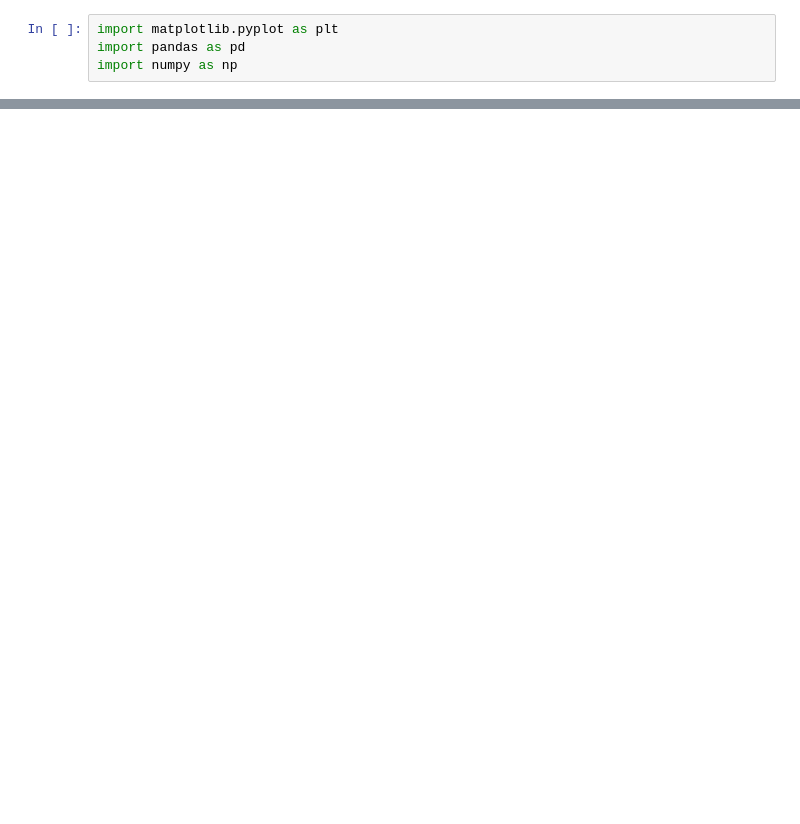
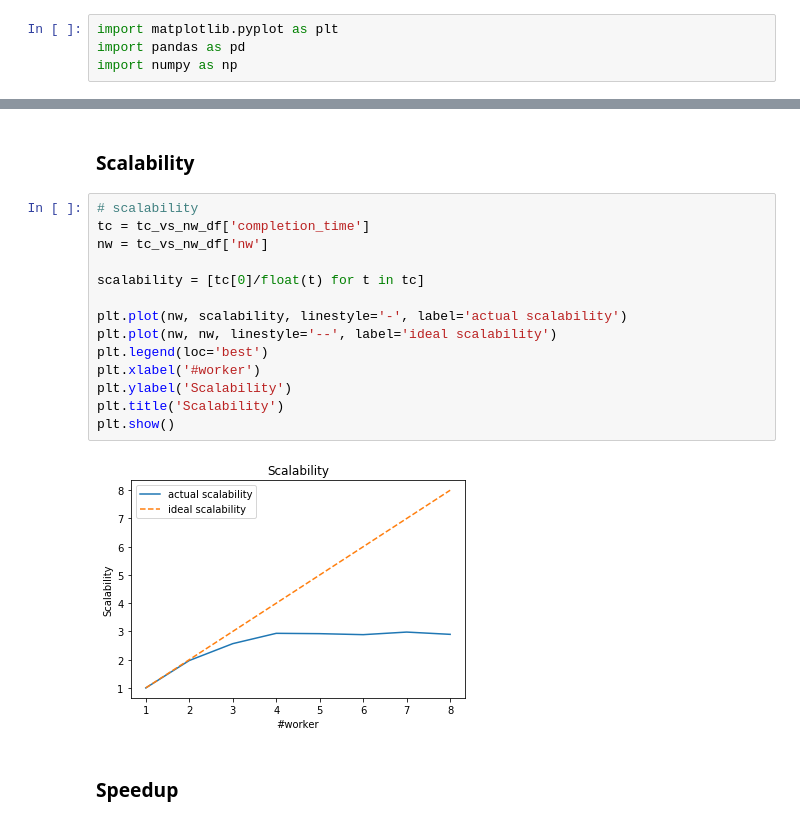
Before and after one commit to noobcode/Parallel-and-Distributed-Systems, a Jupyter notebook: Project/Visualizations/visualize_results.ipynb, the cells around one changed output, grey strips where cells are left out. Saved outputs shown, nothing was run; the diff lists cells and outputs as text; blank space fills up the shorter version.

Commit message:
aggiunta curva per scalabilita e speedup

```diff
--- a/Project/Visualizations/visualize_results.ipynb
+++ b/Project/Visualizations/visualize_results.ipynb
@@ -72,0 +89,20 @@ plt.show()
+# %% [markdown]
+### Scalability
+# %%
+# scalability
+tc = tc_vs_nw_df['completion_time']
+nw = tc_vs_nw_df['nw']
+
+scalability = [tc[0]/float(t) for t in tc]
+
+plt.plot(nw, scalability, linestyle='-', label='actual scalability')
+plt.plot(nw, nw, linestyle='--', label='ideal scalability')
+plt.legend(loc='best')
+plt.xlabel('#worker')
+plt.ylabel('Scalability')
+plt.title('Scalability')
+plt.show()
+# %% [output]
+[figure, added]
+# %% [markdown]
+### Speedup
```
Also changed, not shown: parts of 16 cells of this notebook, 9 other files.
